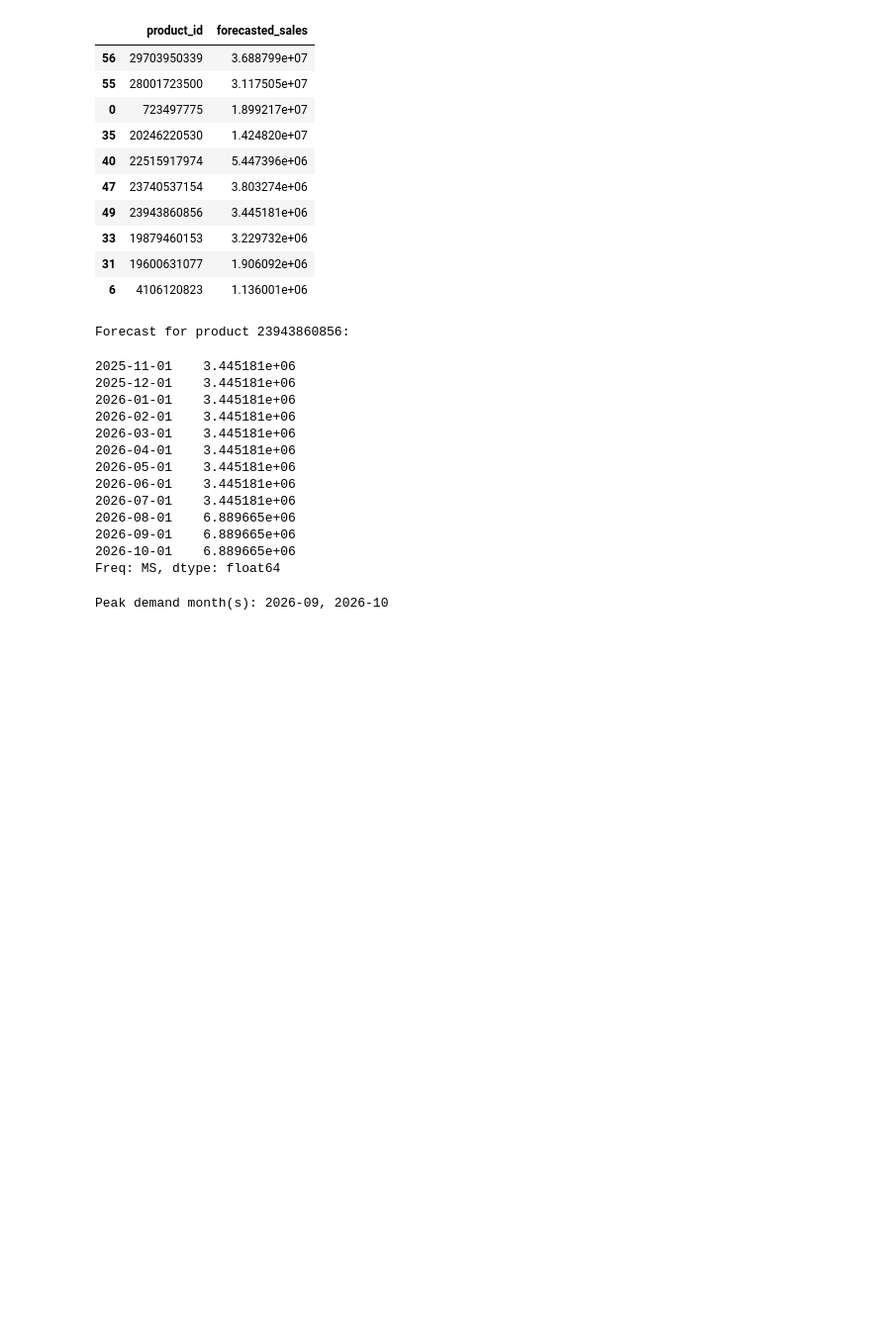
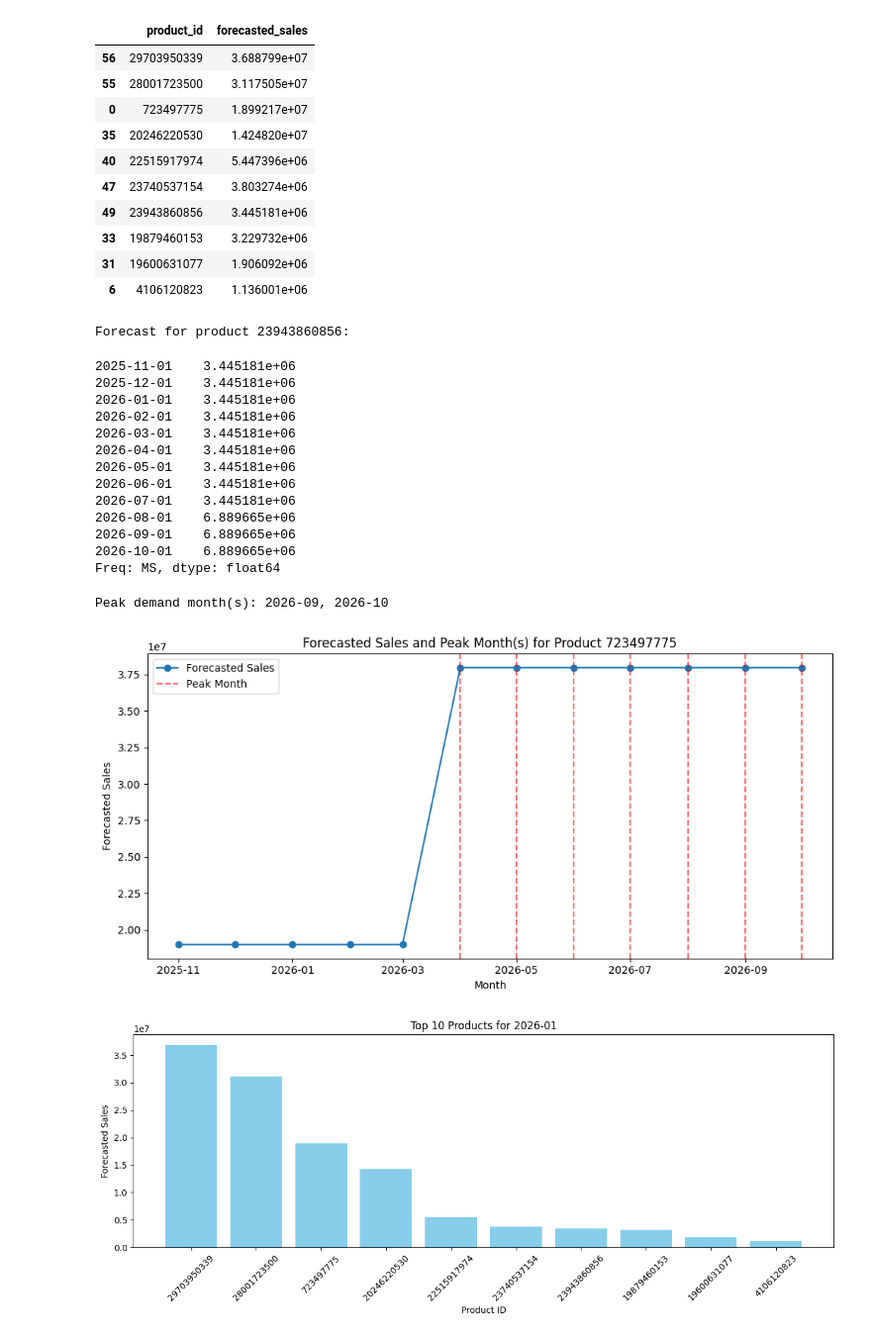
Before and after one commit to Eyyyron/ShopeeAnalysis_Amalgam, a Jupyter notebook: SARIMA_Product_Analysis.ipynb, the cells around one changed output. Shown at 99% size. Drawn from its saved outputs; the diff is of its cells as text; code cells hidden in the pictures; blank space fills up the shorter version.

```diff
--- a/SARIMA_Product_Analysis.ipynb
+++ b/SARIMA_Product_Analysis.ipynb
@@ -229,3 +229,41 @@ Forecast for product 23943860856:
 2026-10-01    6.889665e+06
 Freq: MS, dtype: float64
 Peak demand month(s): 2026-09, 2026-10
+# %%
+# --- Visualization for Peak Demand and Top Products ---
+import matplotlib.pyplot as plt
+
+# 1. Visualize peak demand months for a selected product
+selected_pid = list(product_forecasts.keys())[0] if product_forecasts else None  # Change as needed
+if selected_pid:
+    forecast = product_forecasts[selected_pid]
+    plt.figure(figsize=(10, 5))
+    plt.plot(forecast.index, forecast.values, marker='o', label='Forecasted Sales')
+    max_val = forecast.max()
+    peak_months = forecast[forecast == max_val].index
+    for peak in peak_months:
+        plt.axvline(peak, color='red', linestyle='--', alpha=0.6, label='Peak Month' if peak == peak_months[0] else None)
+    plt.title(f'Forecasted Sales and Peak Month(s) for Product {selected_pid}')
+    plt.xlabel('Month')
+    plt.ylabel('Forecasted Sales')
+    plt.legend()
+    plt.tight_layout()
+    plt.show()
+else:
+    print('No product forecasts available for visualization.')
+
+# 2. Visualize top-selling products for the selected month
+if not top_products_df.empty:
+    plt.figure(figsize=(12, 5))
+    plt.bar(top_products_df['product_id'].astype(str)[:10], top_products_df['forecasted_sales'][:10], color='skyblue')
+    plt.title(f'Top 10 Products for {input_month}')
+    plt.xlabel('Product ID')
+    plt.ylabel('Forecasted Sales')
+    plt.xticks(rotation=45)
+    plt.tight_layout()
+    plt.show()
+else:
+    print('No top products data available for visualization.')
+# %% [output]
+[figure, added]
+[figure, added]
```
